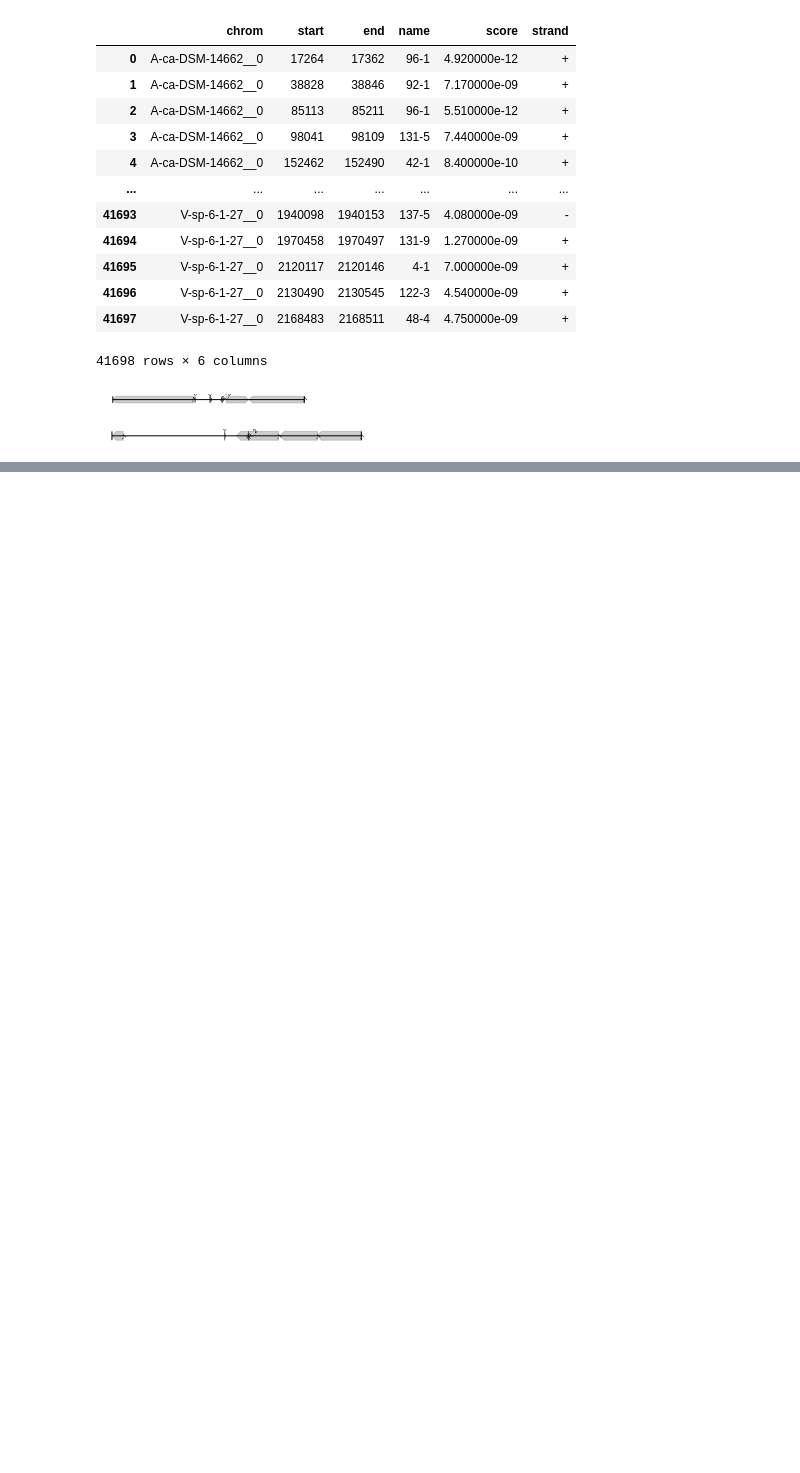
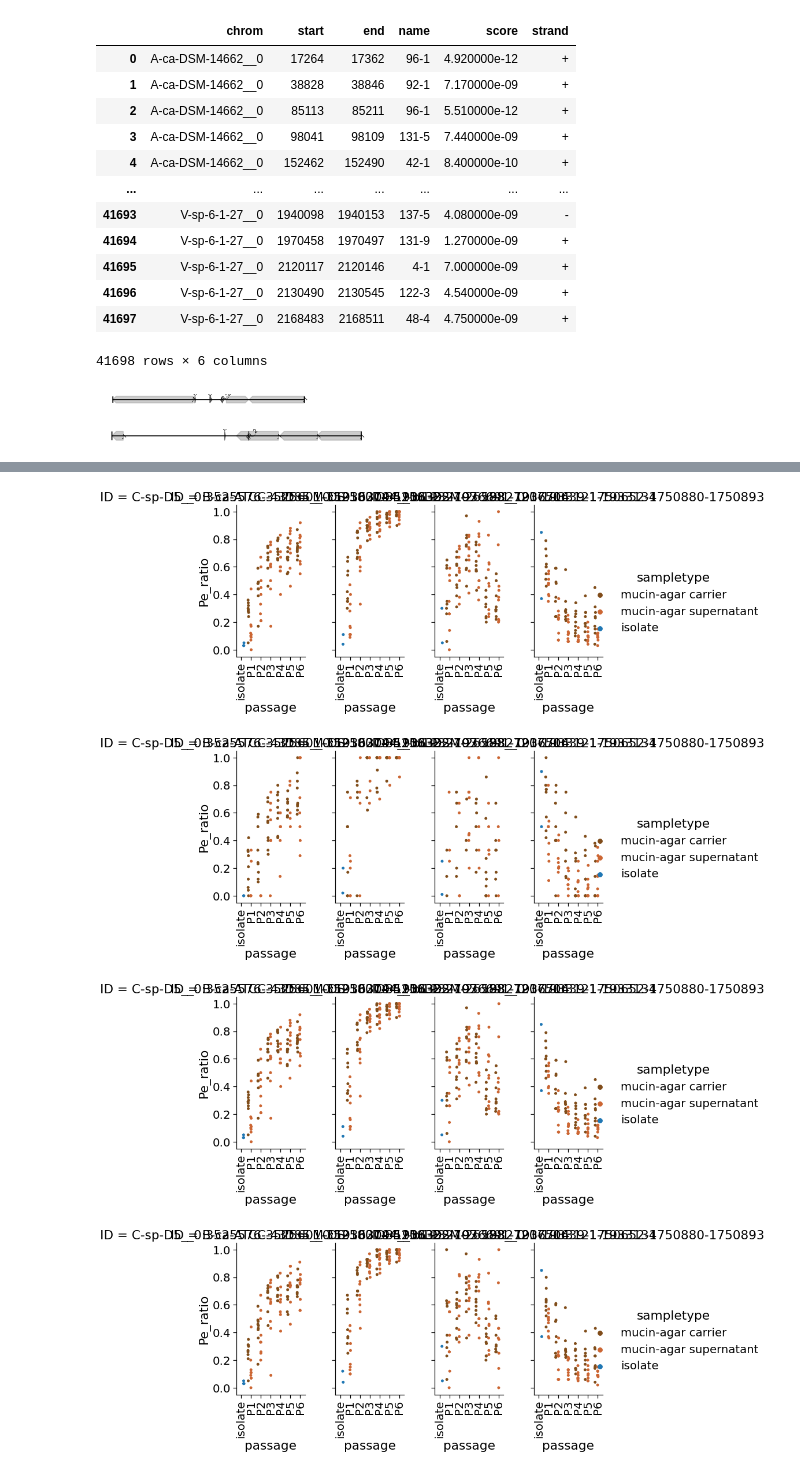
Before and after one commit to xiaofanjin/hcom2-invertons, a Jupyter notebook: hcom2-invertons.ipynb, the cells around one changed output, grey strips where cells are left out. Cells and saved outputs as stored; diff of their text form; code cells hidden in the pictures; blank space fills up the shorter version.

```diff
--- a/hcom2-invertons.ipynb
+++ b/hcom2-invertons.ipynb
@@ -1009,7 +1063,7 @@ invertonDf=pd.read_csv(os.path.join(workingDir,'data','supplementaryTables','Tab
 invertonDf=invertonDf.merge(sampleDf[['sample','sample type']])
 invertonDf['abbrev']=[ID.split('__')[0] for ID in invertonDf['inverton ID']]
 invertonDf=invertonDf.merge(strainDf[['Strain','abbrev']],on='abbrev')
-
+invertonDf['sampleInput']=[sample.split('_extraLibrary')[0] for sample in invertonDf['sample']]
 invertonDf.head()
 # %% [output]
 |  | inverton ID | sample | Pe_F | Pe_R | Pe_ratio | Span_F | Span_R | Span_ratio | sample type | abbrev | ... |
@@ -1625,3 +1692,71 @@ for row in plotDf.iterrows():
 Image(filename=os.path.join(workingDir,'figures','invitroPlotInvertons.png'))
 # %% [output]
 [figure]
+# %%
+invertonDf_actual=pd.read_csv(os.path.join(workingDir,'data','bowtieSettingsTest','invertonDf.csv.gz'))
+invertonDf_origPF=pd.read_csv(os.path.join(workingDir,'data','bowtieSettingsTest','invertonDf_origPF.csv.gz'))
+invertonDf_fast=pd.read_csv(os.path.join(workingDir,'data','bowtieSettingsTest','invertonDf_fast.csv.gz'))
+invertonDf_intractg=pd.read_csv(os.path.join(workingDir,'data','bowtieSettingsTest','invertonDf_intractg.csv.gz'))
+mouseSamples=[sampleID for sampleID in invertonDf_actual['sampleID'].unique() if 'B6Gen' in sampleID]
+invitroSamples=[sampleID for sampleID in invertonDf_actual['sampleID'].unique() if any([sampleIDType in sampleID for sampleIDType in ['AB_','AS_','MB_','MS_','N_','_Innoculum']])]
+
+invitroPlotInvertons=['C-sp-D5__0:3525576-3525601-3525807-3525832',
+                        'B-ca-ATCC-43185__0:1936309-1936332-1936691-1936714',
+                        'M-DS-102144__0:1932707-1932720-1933121-1933134',
+                     'I-bu-DSM-26588__0:1750639-1750652-1750880-1750893',]
+for setting,invertonDf in [('actual',invertonDf_actual),('origPF',invertonDf_origPF),('fast',invertonDf_fast),('intractg',invertonDf_intractg)]:
+
+    plotDf=invertonDf[(invertonDf.sampleID.isin(invitroSamples))&(invertonDf.sampleID.str.contains('_P'))&(invertonDf.ID.isin(invitroPlotInvertons))]
+
+    passageDict=dict([(f'P{ind}',f'P{ind+1}') for ind in range(6)])
+    plotDf['passage']=[passageDict[sampleID.split('_')[1].split('R')[0]] for sampleID in plotDf.sampleID]
+    plotDf['sampletype']=[sampleID.split('_')[0] for sampleID in plotDf.sampleID]
+
+
+    plotDf2=invertonDf[(invertonDf.Strain==invertonDf.sampleInput)&(invertonDf.ID.isin(invitroPlotInvertons))]
+    plotDf2['passage']='isolate'
+    plotDf2['sampletype']='isolate'
+
+    plotDf=pd.concat([plotDf,plotDf2])
+    with sns.plotting_context("notebook",font_scale=1.8):
+
+        g3=sns.catplot(y='Pe_ratio',x='passage',hue='sampletype',col='ID',
+                       dodge=True,
+                      data=plotDf[(plotDf.Pe_tot>=5)&(plotDf.sampletype.isin(['MB','MS','isolate']))],
+                      col_order=invitroPlotInvertons,
+                       aspect=.5,
+                      order=['isolate','P1','P2','P3','P4','P5','P6'],
+                     palette=[(0.5,0.3,0.1),(0.8,0.4,0.2),"#1f77b4"],
+                     hue_order=['MB','MS','isolate'],
+                      )#col_wrap=10)
+        L= g3._legend
+        L.get_texts()[0].set_text('mucin-agar carrier')
+        L.get_texts()[1].set_text('mucin-agar supernatant')
+        g3.set_xticklabels(rotation=90)
+        g3.savefig(os.path.join(workingDir,'figures',f'invitroMBMSPlotInvertonsPeRatiosSettingTest_{setting}.pdf'))
+
+mousePlotInvertons=['A-mu-ATCC-BAA-835__0:2092093-2092109-2092267-2092283',
+                   'B-ce-DSM-14838__0:4484223-4484241-4484427-4484445',
+                   'B-ce-DSM-14838__0:137243-137258-137893-137908']
+for setting,invertonDf in [('actual',invertonDf_actual),('origPF',invertonDf_origPF),('fast',invertonDf_fast),('intractg',invertonDf_intractg)]:
+
+    plotDf=invertonDf[(invertonDf.sampleID.isin(mouseSamples))&(invertonDf.ID.isin(mousePlotInvertons))]
+    plotDf=plotDf.merge(mouseSampleKeyDf[['sample','generation_alias','gender']].rename(columns={'sample':'sampleID'}),
+                on='sampleID').rename(columns={'generation_alias':'generation'})
+
+    plotDf2=invertonDf[(invertonDf.Strain==invertonDf.sampleInput)&(invertonDf.ID.isin(mousePlotInvertons))]
+    plotDf2['generation']='isolate'
+    plotDf2['gender']='isolate'
+
+    plotDf=pd.concat([plotDf,plotDf2])
+    with sns.plotting_context("notebook",font_scale=1.8):
+
+        g3=sns.catplot(y='Pe_ratio',x='generation',hue='generation',col='ID',aspect=.5,#dodge=False,
+                      data=plotDf[plotDf.Pe_tot>=5],
+                      col_order=mousePlotInvertons,
+                      order=['isolate','SC1','SC2','SC3','SC4','SC5'],
+                      hue_order=['isolate','SC1','SC2','SC3','SC4','SC5'],
+                     palette=["#1f77b4","#ff7f0e","#ff7f0e","#ff7f0e","#ff7f0e","#ff7f0e"],)
+        g3.set_xticklabels(rotation=90)
+        g3.savefig(os.path.join(workingDir,'figures',f'mousePlotInvertonsPeRatios2SettingTest_{setting}.pdf'))
+# %% [output]
@@ -1627,0 +1780,4 @@ Image(filename=os.path.join(workingDir,'figures','invitroPlotInvertons.png'))
+[figure, added]
+[figure, added]
+[figure, added]
+[figure, added]
```
Also changed, not shown: parts of 10 cells of this notebook, 1 other file.
